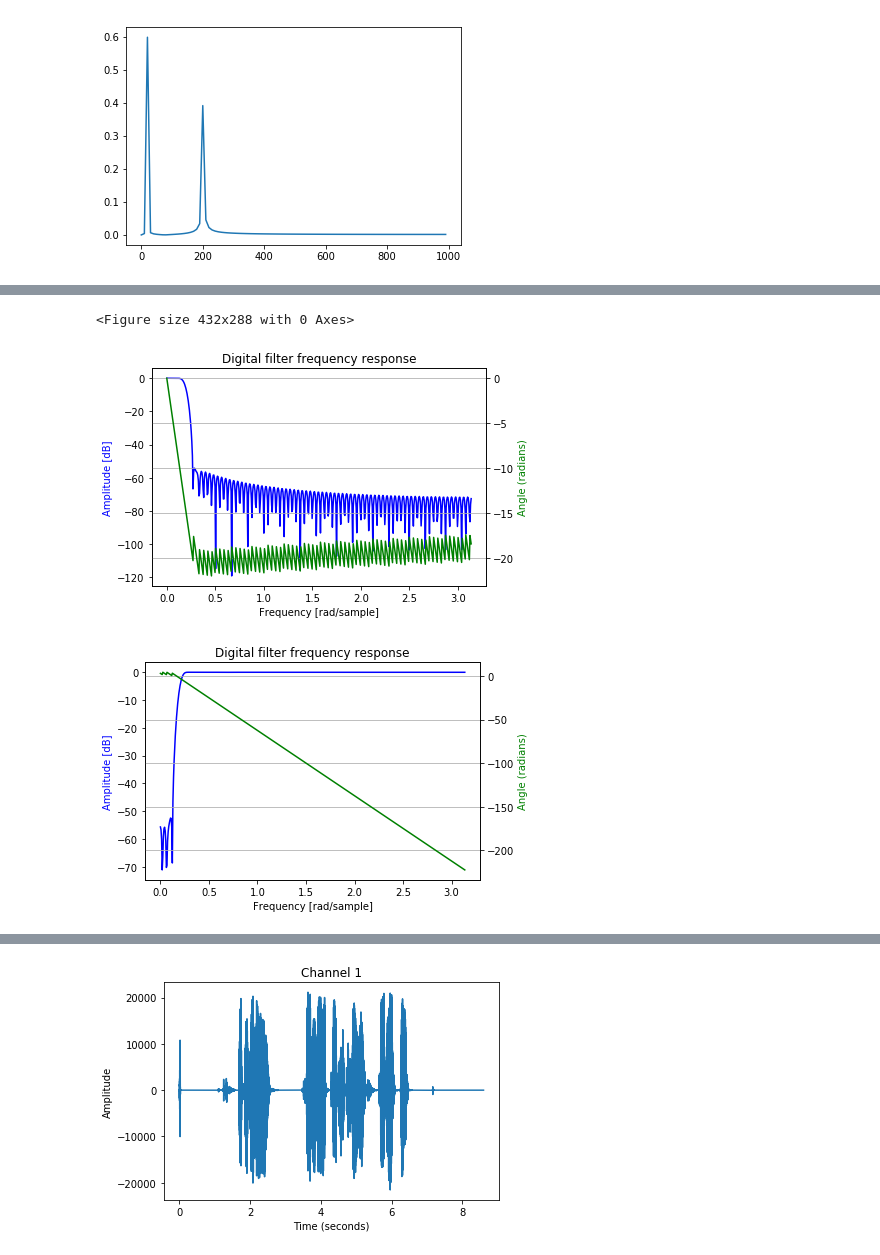
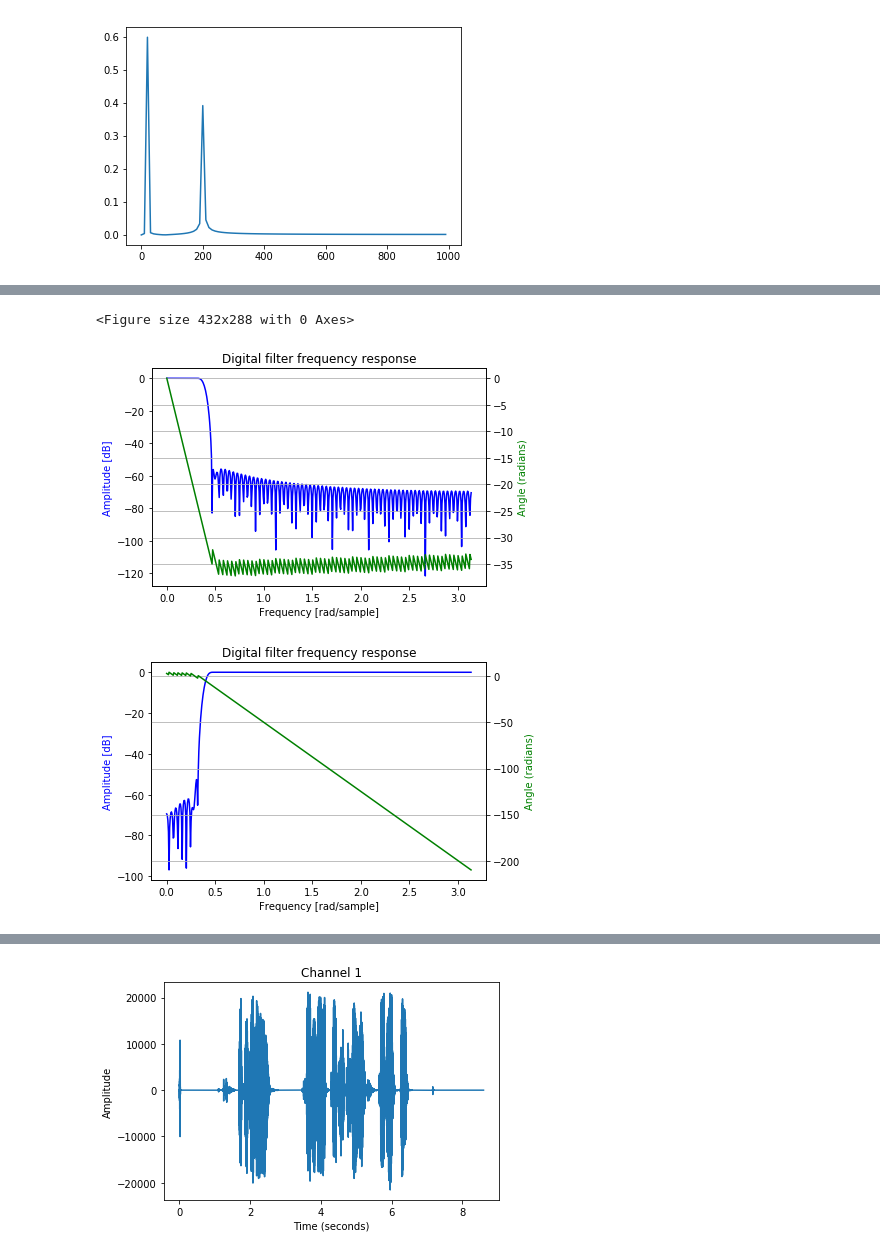
Before and after one commit to itsmealves/lab-sistemas-comunicacao, a Jupyter notebook: filtros.ipynb, the cells around one changed output, grey strips where cells are left out. Drawn from its saved outputs; the diff is of its cells as text; code cells hidden in the pictures.

```diff
--- a/filtros.ipynb
+++ b/filtros.ipynb
@@ -136,10 +139,10 @@ Vamos agora ver como é realizado o processo de filtragem. Vamos fazer isto nos
 # %%
-low_pass_filter = signal.firwin(151, 125.0 / sampling_rate)
-high_pass_filter = signal.firwin(151, 125.0 / sampling_rate, pass_zero=False)
+low_pass_filter = signal.firwin(151, 125.0 / (sampling_rate / 2.0))
+high_pass_filter = signal.firwin(151, 125.0 / (sampling_rate / 2.0), pass_zero=False)
 
 plot_filter_response(3, low_pass_filter)
 plot_filter_response(4, high_pass_filter)
 # %% [output]
 <Figure size 432x288 with 0 Axes>
-[figure, old version]
+[figure, new version]
-[figure, old version]
+[figure, new version]
```
Also changed, not shown: parts of 18 cells of this notebook, 2 other files.
